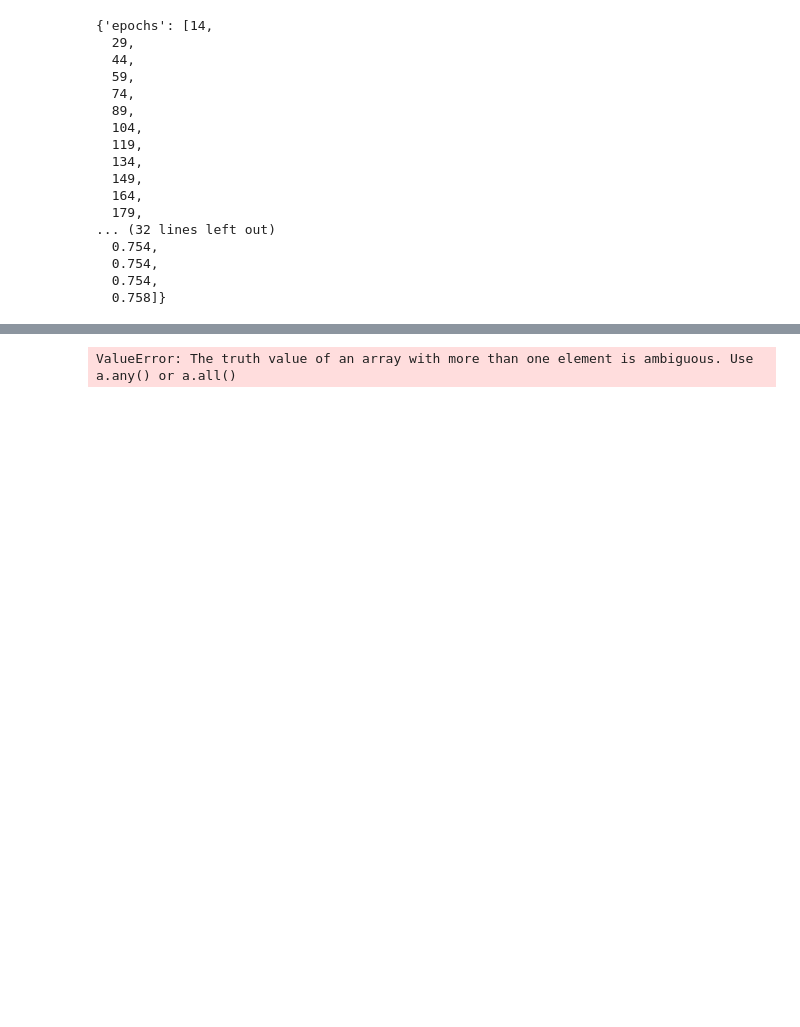
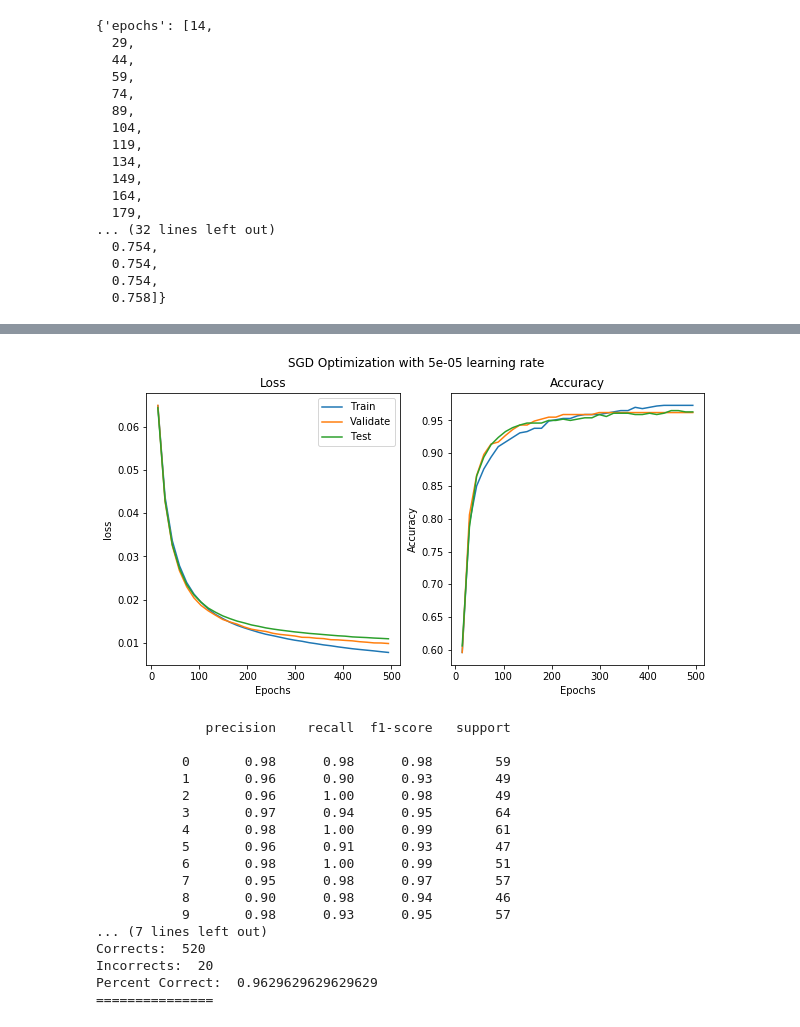
Before and after one commit to TheFoodForest/Numpy-Neural-Net, a Jupyter notebook: Sigmoid Activation NN.ipynb, the cells around one changed output, grey strips where cells are left out. Cells and saved outputs as stored; diff of their text form; code cells hidden in the pictures; blank space fills up the shorter version.

```diff
--- a/Sigmoid Activation NN.ipynb
+++ b/Sigmoid Activation NN.ipynb
@@ -361,7 +361,7 @@ class NeuralNetwork():
             update_params[i-1] = (dw,delta)
 
         for k,v in update_params.items():
-
+            #use calc weights to update the weights and biases at each layer
             self._update_w_b(k, v[0], v[1])
 
 
@@ -484,16 +484,26 @@ class NeuralNetwork():
         plt.show()
 
     def accuracy(self, y_true, y_pred):
+
+        if y_pred.shape[1] > 1:
+            y_pred_round = []
+            y_true_round = []
+            for j,k in zip(y_pred,y_true):
+                y_pred_round.append(np.argmax(j))
+                y_true_round.append(np.argmax(k))
+        else:
+            y_true_round = y_true
+            y_pred_round = []
+            for i in y_pred:
+                if i >= .5:
+                    y_pred_round.append(1)
+                else:
+                    y_pred_round.append(0)
+
         C = 0
         I = 0
-        y_pred_round = []
-        for i in y_pred:
-            if i >= .5:
-                y_pred_round.append(1)
-            else:
-                y_pred_round.append(0)
 
-        for true, pred in zip(y_true, y_pred_round):
+        for true, pred in zip(y_true_round, y_pred_round):
             if true == pred:
                 C += 1
             else:
@@ -668,11 +678,7 @@ nn.val_history
   0.758]}
 # %%
 ## Now testing NN on sklearn digit reconition data set
-#########################################################################
-## HAVE TO COMMENT OUT EVERYTHING RELATED TO ACCURACY IN .FIT() METHOD
-## THAT ACCURACY CALC ONLY FOR BINARY CLASSIF. FOR NOW
-## COMMENT OUT AND THEN RE-RUN THE CELL DEFINING NN CLASS
-##########################################################################
+
 from sklearn import datasets
 import sklearn.metrics
 np.random.seed(1)
@@ -680,14 +686,14 @@ data = datasets.load_digits()
 
 x = data["data"]
 y = data["target"]
-
+print(y)
 y = np.eye(10)[y]
 
 
 X_train, X_test, y_train, y_test = train_test_split(x,y, test_size=.3, random_state=1)
 
 nn = NeuralNetwork((64, 25, 10), (Relu, Sigmoid))
-nn.fit(X_train, y_train,xtest=X_test, ytest=y_test, loss=MSE, epochs=500, batch_size=1, learning_rate=.00005,validation_split=0.25)
+nn.fit(X_train, y_train,xtest=X_test, ytest=y_test, loss=MSE, epochs=500, batch_size=25, learning_rate=.00005,validation_split=0.25)
 
 prediction = nn.predict(X_test)
 
@@ -716 +738,18 @@ Epoch 14, Loss: 0.06426441468853718
+[figure, added]
-ValueError: The truth value of an array with more than one element is ambiguous. Use a.any() or a.all()
+              precision    recall  f1-score   support
+
+           0       0.98      0.98      0.98        59
+           1       0.96      0.90      0.93        49
+           2       0.96      1.00      0.98        49
+           3       0.97      0.94      0.95        64
+           4       0.98      1.00      0.99        61
+           5       0.96      0.91      0.93        47
+           6       0.98      1.00      0.99        51
+           7       0.95      0.98      0.97        57
+           8       0.90      0.98      0.94        46
+           9       0.98      0.93      0.95        57
+... (7 lines left out)
+Corrects:  520
+Incorrects:  20
+Percent Correct:  0.9629629629629629
+===============
```
Also changed, not shown: parts of 5 cells of this notebook.
